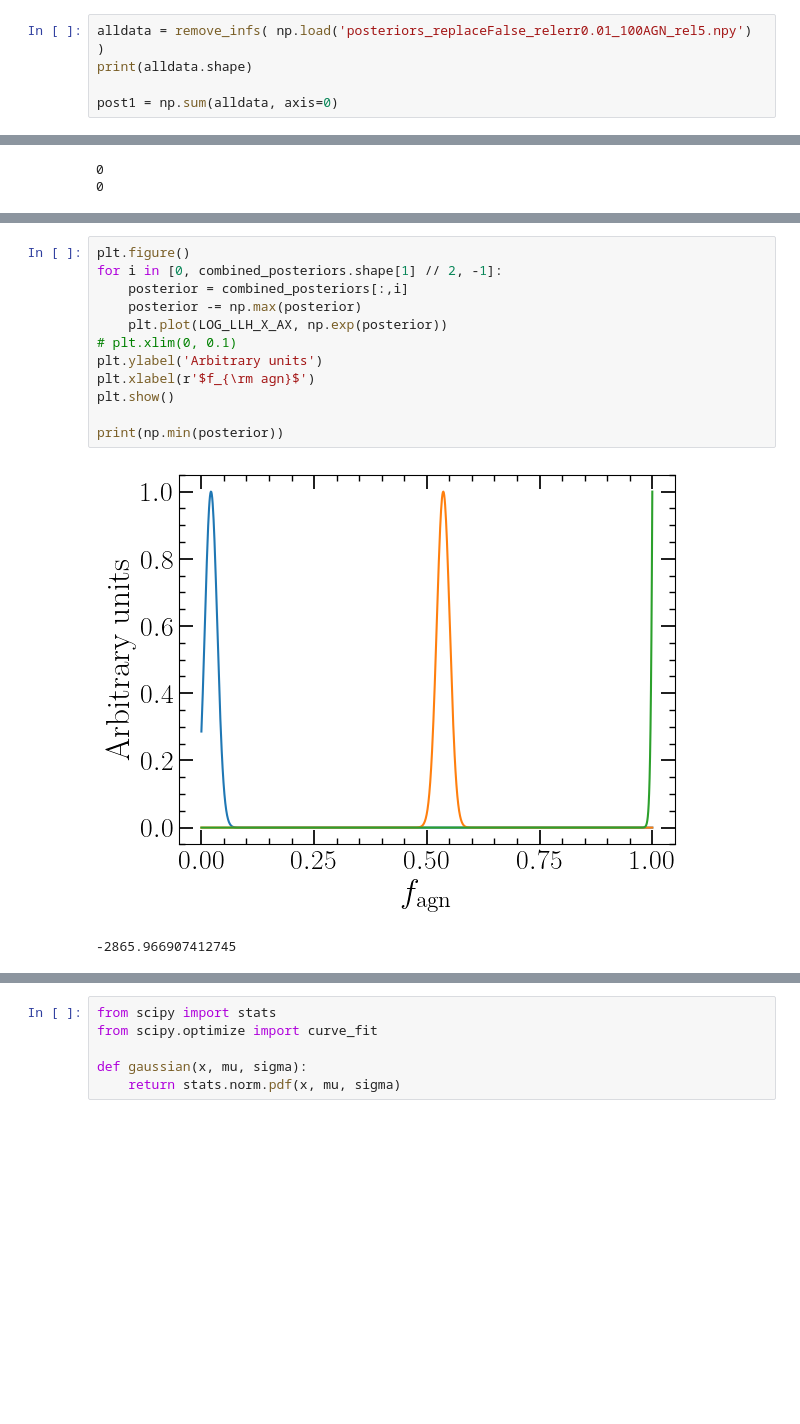
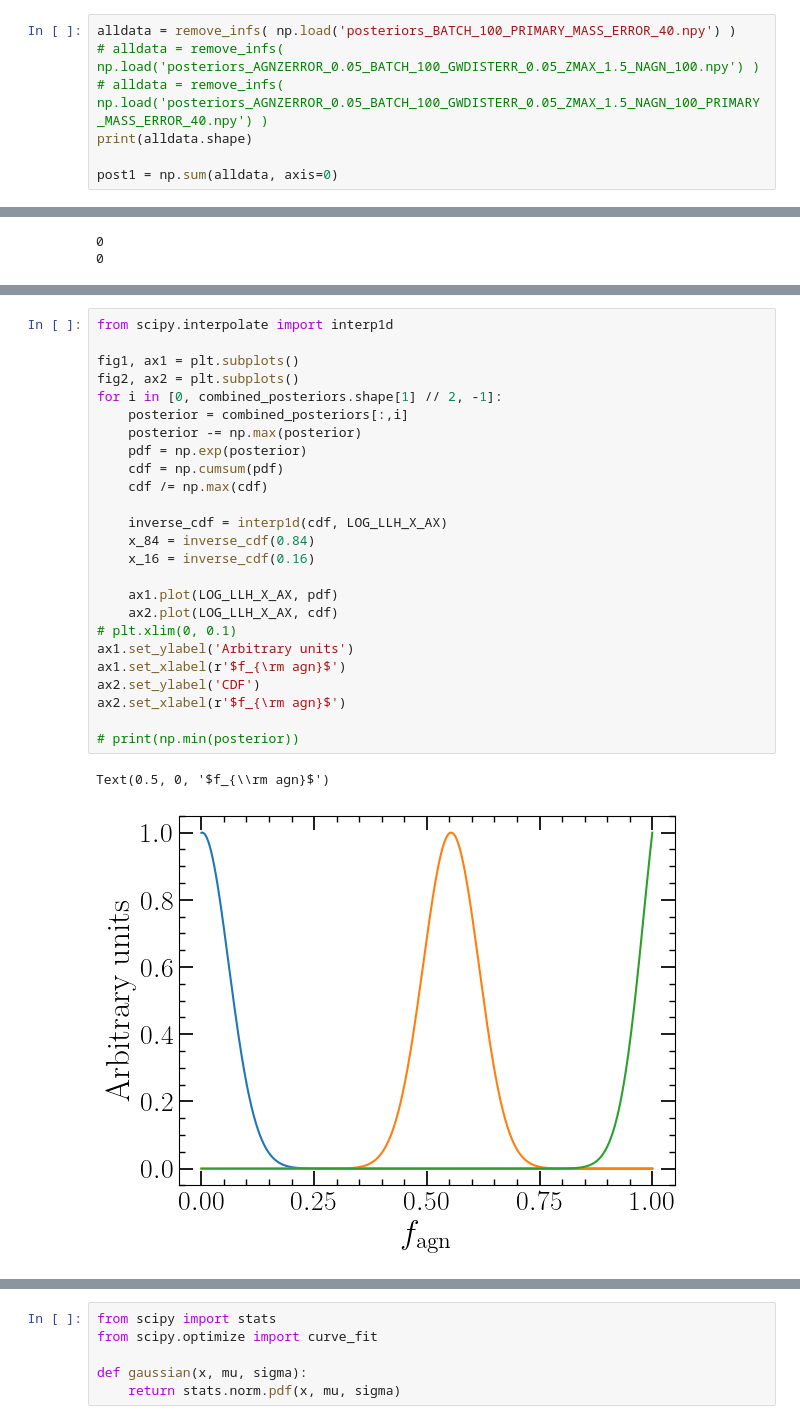
Before and after one commit to LucasPouw/darksirenpop, a Jupyter notebook: analyze_posteriors.ipynb, the cells around one changed output, grey strips where cells are left out. Saved outputs shown, nothing was run; the diff lists cells and outputs as text; blank space fills up the shorter version.

```diff
--- a/analyze_posteriors.ipynb
+++ b/analyze_posteriors.ipynb
@@ -16,5 +22,7 @@ def remove_infs(data):
 # %%
-alldata = remove_infs( np.load('posteriors_replaceFalse_relerr0.01_100AGN_rel5.npy') )
+alldata = remove_infs( np.load('posteriors_BATCH_100_PRIMARY_MASS_ERROR_40.npy') )
+# alldata = remove_infs( np.load('posteriors_AGNZERROR_0.05_BATCH_100_GWDISTERR_0.05_ZMAX_1.5_NAGN_100.npy') )
+# alldata = remove_infs( np.load('posteriors_AGNZERROR_0.05_BATCH_100_GWDISTERR_0.05_ZMAX_1.5_NAGN_100_PRIMARY_MASS_ERROR_40.npy') )
 print(alldata.shape)
 
 post1 = np.sum(alldata, axis=0)
@@ -130,15 +176,28 @@ plt.show()
 # %%
-plt.figure()
+from scipy.interpolate import interp1d
+
+fig1, ax1 = plt.subplots()
+fig2, ax2 = plt.subplots()
 for i in [0, combined_posteriors.shape[1] // 2, -1]:
     posterior = combined_posteriors[:,i]
     posterior -= np.max(posterior)
-    plt.plot(LOG_LLH_X_AX, np.exp(posterior))
+    pdf = np.exp(posterior)
+    cdf = np.cumsum(pdf)
+    cdf /= np.max(cdf)
+
+    inverse_cdf = interp1d(cdf, LOG_LLH_X_AX)
+    x_84 = inverse_cdf(0.84)
+    x_16 = inverse_cdf(0.16)
+
+    ax1.plot(LOG_LLH_X_AX, pdf)
+    ax2.plot(LOG_LLH_X_AX, cdf)
 # plt.xlim(0, 0.1)
-plt.ylabel('Arbitrary units')
-plt.xlabel(r'$f_{\rm agn}$')
-plt.show()
+ax1.set_ylabel('Arbitrary units')
+ax1.set_xlabel(r'$f_{\rm agn}$')
+ax2.set_ylabel('CDF')
+ax2.set_xlabel(r'$f_{\rm agn}$')
 
-print(np.min(posterior))
+# print(np.min(posterior))
 # %% [output]
+Text(0.5, 0, '$f_{\\rm agn}$')
-[figure, old version]
+[figure, new version]
--2865.966907412745
```
Also changed, not shown: parts of 12 cells of this notebook, 2 other files.
